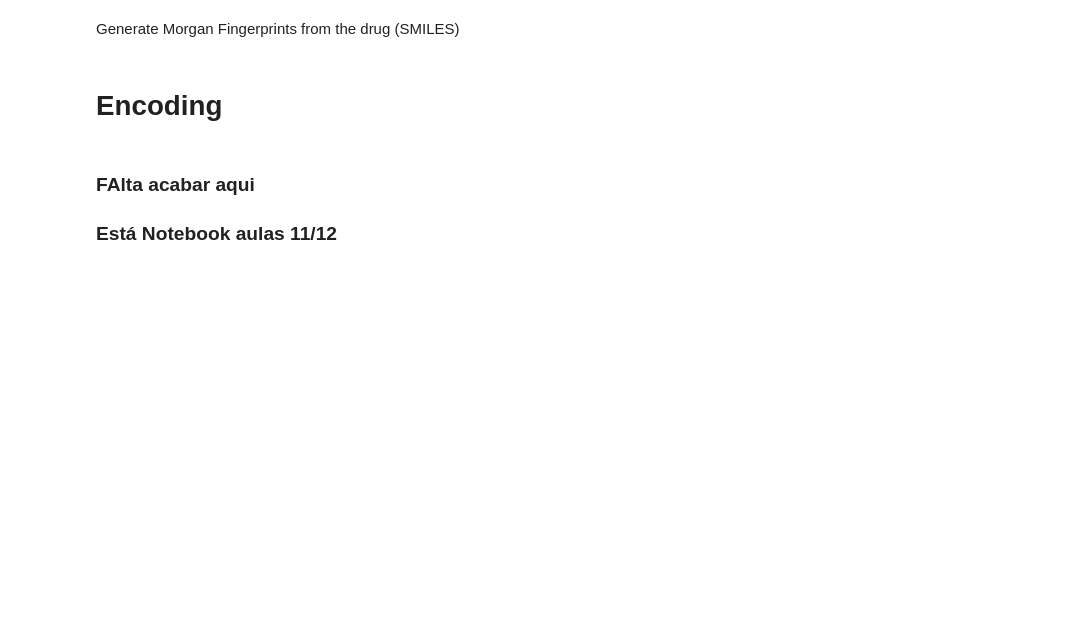
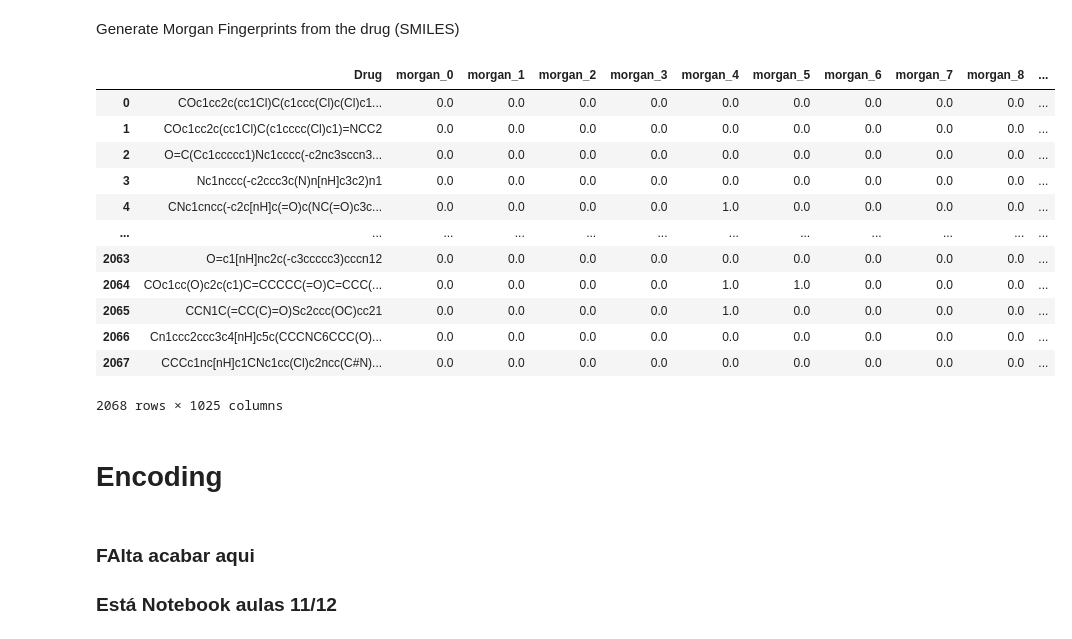
Before and after one commit to luisfsferreira/SI_Bioinformatica, a Jupyter notebook: drugs_features_encoding.ipynb, the cells around one changed output. Cells and saved outputs as stored; diff of their text form; code cells hidden in the pictures; blank space fills up the shorter version.

```diff
--- a/drugs_features_encoding.ipynb
+++ b/drugs_features_encoding.ipynb
@@ -118,20 +140,35 @@ Generate Morgan Fingerprints from the drug (SMILES)
 # %%
 from rdkit.Chem import AllChem
 
 def get_morgan_fingerprints(smiles):
     try:
         mol = Chem.MolFromSmiles(smiles)
         morgan_fingerprints = AllChem.GetMorganFingerprintAsBitVect(mol, 2, nBits=1024)
         return np.array(morgan_fingerprints, np.float32)
     except:
         # return np array of nans of size feature_names
         return np.empty(1024) * np.nan
 
 # calculate morgan fingerprints
 morgan_fingerprints = standardized_smiles.apply(lambda x: get_morgan_fingerprints(x))
 # convert to dataframe
 morgan_fingerprints = pd.DataFrame(morgan_fingerprints.values.tolist(), columns=[f'morgan_{i}' for i in range(1024)])
-morgan_fingerprints.head()
+morgan_fingerprints.insert(0, 'Drug', df_binarized['Drug'].values)
+morgan_fingerprints
+# %% [output]
+|  | Drug | morgan_0 | morgan_1 | morgan_2 | morgan_3 | morgan_4 | morgan_5 | morgan_6 | morgan_7 | morgan_8 | ... |
+| 0 | COc1cc2c(cc1Cl)C(c1ccc(Cl)c(Cl)c1... | 0.0 | 0.0 | 0.0 | 0.0 | 0.0 | 0.0 | 0.0 | 0.0 | 0.0 | ... |
+| 1 | COc1cc2c(cc1Cl)C(c1cccc(Cl)c1)=NCC2 | 0.0 | 0.0 | 0.0 | 0.0 | 0.0 | 0.0 | 0.0 | 0.0 | 0.0 | ... |
+| 2 | O=C(Cc1ccccc1)Nc1cccc(-c2nc3sccn3... | 0.0 | 0.0 | 0.0 | 0.0 | 0.0 | 0.0 | 0.0 | 0.0 | 0.0 | ... |
+| 3 | Nc1nccc(-c2ccc3c(N)n[nH]c3c2)n1 | 0.0 | 0.0 | 0.0 | 0.0 | 0.0 | 0.0 | 0.0 | 0.0 | 0.0 | ... |
+| 4 | CNc1cncc(-c2c[nH]c(=O)c(NC(=O)c3c... | 0.0 | 0.0 | 0.0 | 0.0 | 1.0 | 0.0 | 0.0 | 0.0 | 0.0 | ... |
+| ... | ... | ... | ... | ... | ... | ... | ... | ... | ... | ... | ... |
+| 2063 | O=c1[nH]nc2c(-c3ccccc3)cccn12 | 0.0 | 0.0 | 0.0 | 0.0 | 0.0 | 0.0 | 0.0 | 0.0 | 0.0 | ... |
+| 2064 | COc1cc(O)c2c(c1)C=CCCCC(=O)C=CCC(... | 0.0 | 0.0 | 0.0 | 0.0 | 1.0 | 1.0 | 0.0 | 0.0 | 0.0 | ... |
+| 2065 | CCN1C(=CC(C)=O)Sc2ccc(OC)cc21 | 0.0 | 0.0 | 0.0 | 0.0 | 1.0 | 0.0 | 0.0 | 0.0 | 0.0 | ... |
+| 2066 | Cn1ccc2ccc3c4[nH]c5c(CCCNC6CCC(O)... | 0.0 | 0.0 | 0.0 | 0.0 | 0.0 | 0.0 | 0.0 | 0.0 | 0.0 | ... |
+| 2067 | CCCc1nc[nH]c1CNc1cc(Cl)c2ncc(C#N)... | 0.0 | 0.0 | 0.0 | 0.0 | 0.0 | 0.0 | 0.0 | 0.0 | 0.0 | ... |
+2068 rows × 1025 columns
 # %%
 descriptors_smiles.to_csv('drugs_descriptors_smiles.csv', index=False)
 # %%
```
Also changed, not shown: parts of 2 cells of this notebook, 3 other files.
